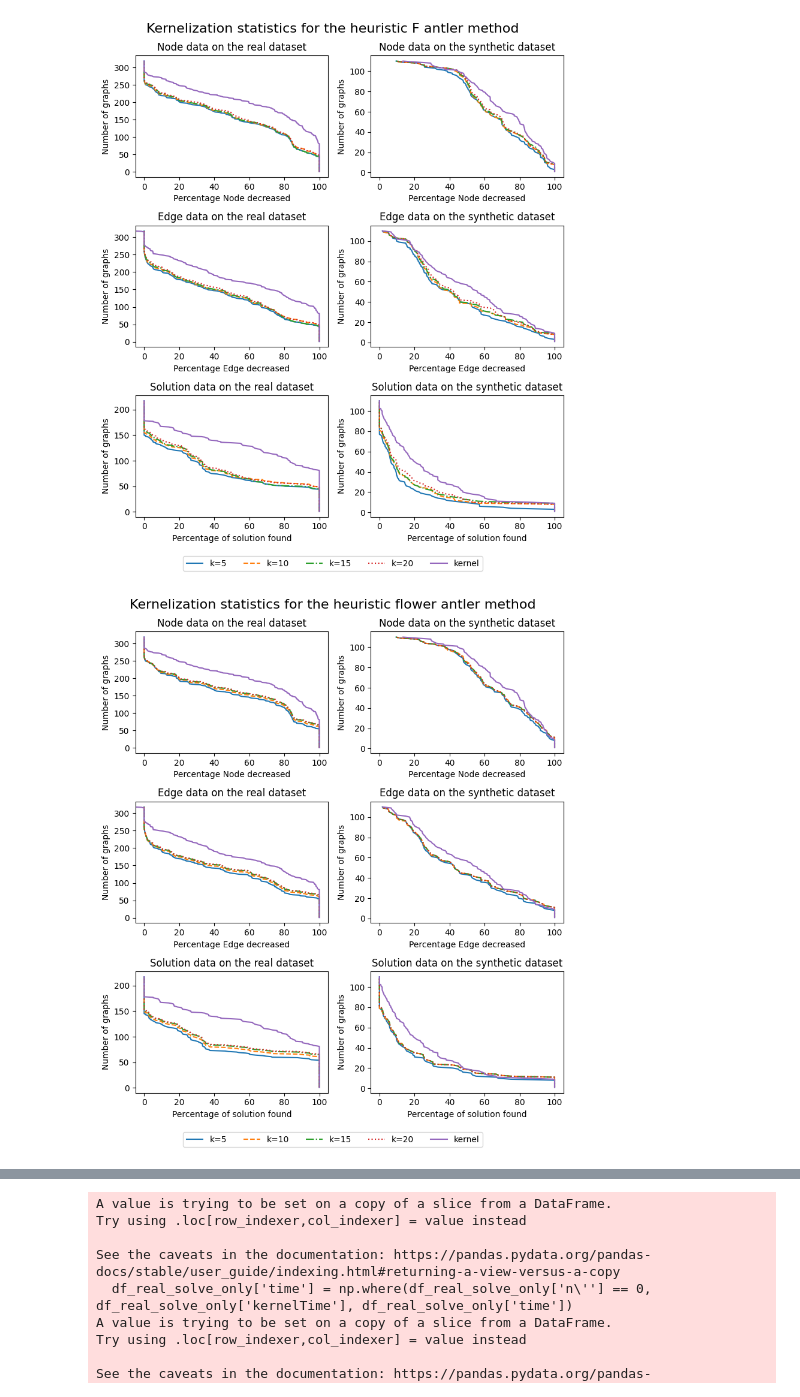
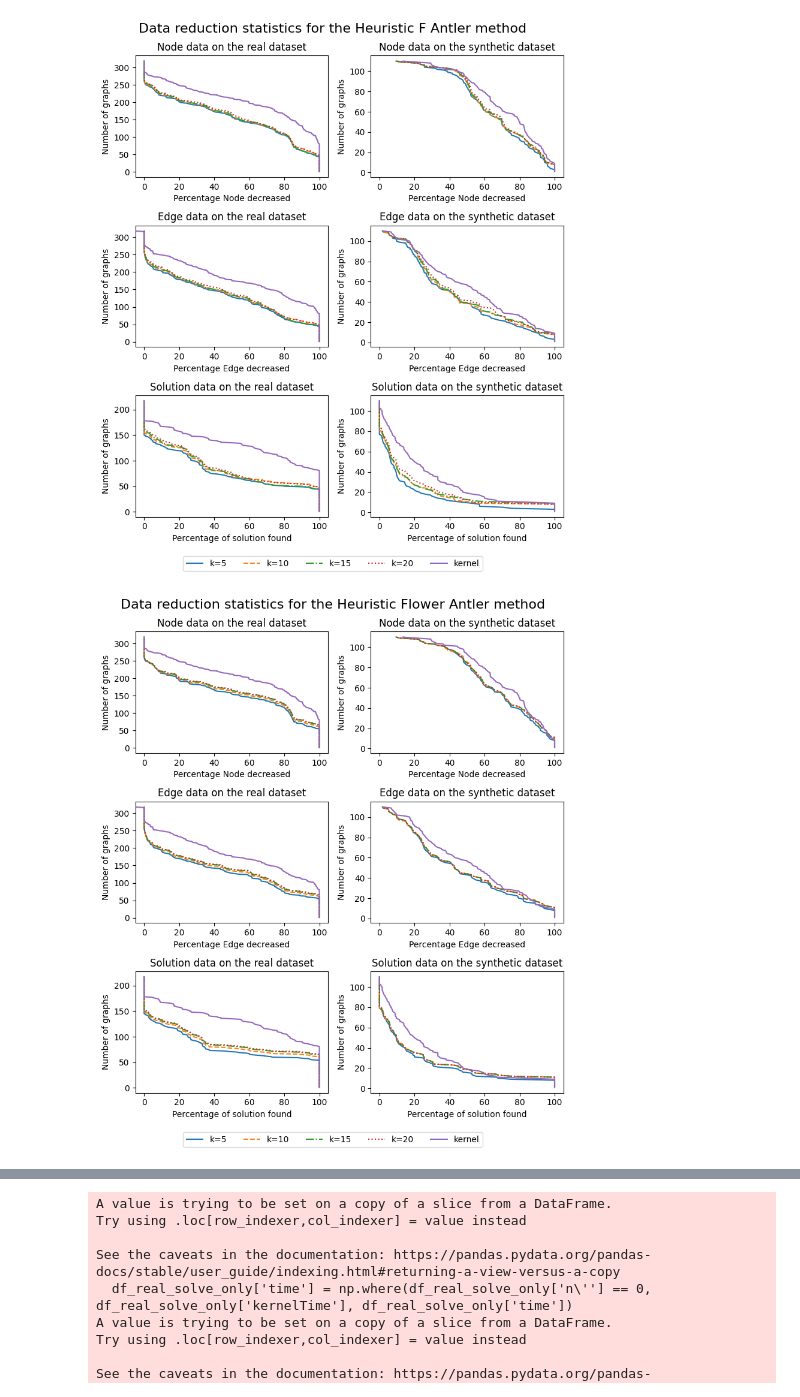
Before and after one commit to maarten17581/AntlerSolver, a Jupyter notebook: figures.ipynb, the cells around one changed output, grey strips where cells are left out. Saved outputs shown, nothing was run; the diff lists cells and outputs as text; code cells hidden in the pictures.

```diff
--- a/figures.ipynb
+++ b/figures.ipynb
@@ -74,7 +74,7 @@ with open('output_random/statistics_standard_kernel.csv', 'r') as f:
 # specific plot function
 def plotnmands(cols, names, name_addition, legend='none', legend_cols='none'):
     fig, ax = plt.subplots(3, 2, figsize=(2*4, 3*3))
-    fig.suptitle('Kernelization statistics for '+name_addition, fontsize=16)
+    fig.suptitle('Data reduction statistics for '+name_addition, fontsize=16)
     df_kernels = [df_real_kernel, df_syn_kernel]
     df_solves = [df_real_solve, df_syn_solve]
     df_solve_standards = [df_real_solve_standard, df_syn_solve_standard]
@@ -136,14 +136,14 @@ plotnmands(cols, names, 'the antler method')
 # %%
 # make plots for heuristic antler
 cols = ['ahF5', 'ahF10', 'ahF15', 'ahF20', 'kernel']
 names = ['k=5', 'k=10', 'k=15', 'k=20', 'kernel']
-plotnmands(cols, names, 'the heuristic F antler method')
+plotnmands(cols, names, 'the Heuristic F Antler method')
 cols = ['ahFlower5', 'ahFlower10', 'ahFlower15', 'ahFlower20', 'kernel']
-plotnmands(cols, names, 'the heuristic flower antler method')
+plotnmands(cols, names, 'the Heuristic Flower Antler method')
 cols = ['ahEdge5', 'ahEdge10', 'ahEdge15', 'ahEdge20', 'kernel']
-plotnmands(cols, names, 'the heuristic edge antler method')
+plotnmands(cols, names, 'the Heuristic Edge Antler method')
 cols = ['ahDiameter5', 'ahDiameter10', 'ahDiameter15', 'ahDiameter20', 'kernel']
-plotnmands(cols, names, 'the heuristic diameter antler method')
+plotnmands(cols, names, 'the Heuristic Diameter Antler method')
 # %% [output]
-[figure, old version]
+[figure, new version]
-[figure, old version]
+[figure, new version]
```
Also changed, not shown: parts of 8 cells of this notebook, 12 other files.
